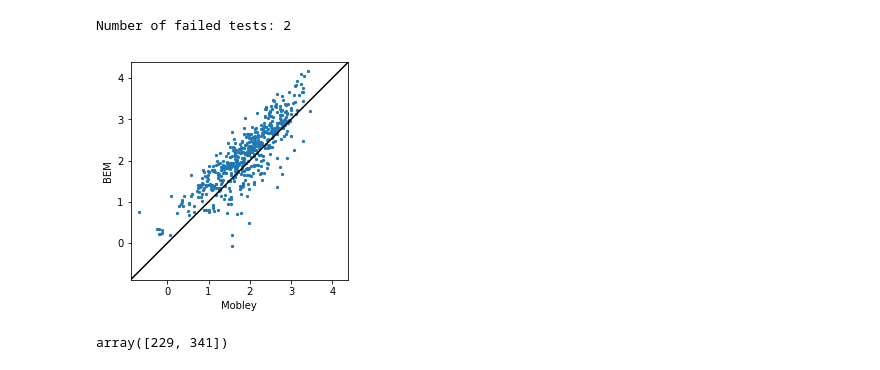
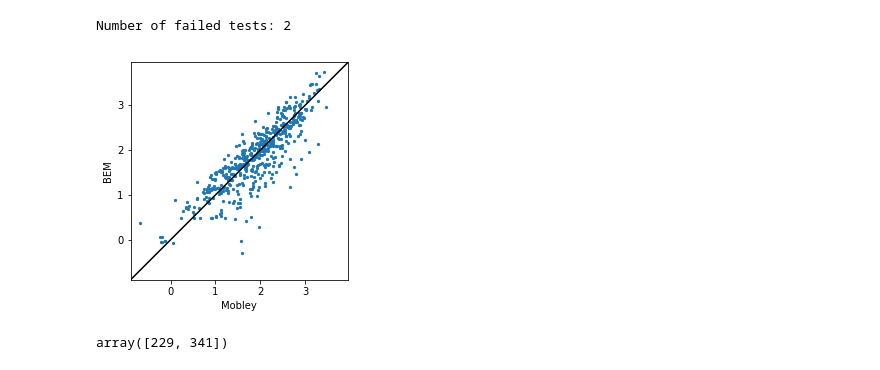
Before and after one commit to cdcooper84/nonpolar_solvation_testing, a Jupyter notebook: plot_compare.ipynb, the cells around one changed output. Drawn from its saved outputs; the diff is of its cells as text; code cells hidden in the pictures.

```diff
--- a/plot_compare.ipynb
+++ b/plot_compare.ipynb
@@ -3,49 +3,59 @@ import numpy
 from matplotlib import pyplot
 %matplotlib inline
 
-bem_es = numpy.loadtxt('energy_bem_phi25_eps80.txt')*105/80.
+bem_es = numpy.loadtxt('energy_bem_phi11_eps55.txt')*5.3/5.5
 test_charge = numpy.loadtxt('test_charge.txt')
 bem_lj = numpy.loadtxt('vdw_energy_d20.txt')
 
 bem = bem_es + bem_lj
 
 mobley = numpy.loadtxt('mobley_results_clean.txt')
-names = numpy.loadtxt('actually_all_names.txt', dtype=str)
+names = numpy.loadtxt('actually_all_names_michael.txt', dtype=str)
 volumes = numpy.loadtxt('volumes.txt')
 areas = numpy.loadtxt('areas.txt')
+
+michael_array = []
+for i in range(len(names)):
+    if names[i][0]=='_':
+        names[i] = names[i][1:]
+        michael_array.append(i)
+michael_array = numpy.array(michael_array)
+
 
 smiles_file = 'mobley_test/smiles/smiles.txt'
 smiles = numpy.chararray(len(mobley), itemsize=30)
 i=0
 for line in file(smiles_file):
     line = line.split()
     smiles[i] = line[-1]
     i += 1
 
 index_clean = numpy.where(abs(bem)>1e-12)[0]
+
+#index_clean = michael_array
 
 print 'Number of failed tests: %i'%(len(bem)-len(index_clean))
 
 fig,ax = pyplot.subplots()
 ax.scatter(mobley[index_clean], bem[index_clean], s=5)
 
 lims = [
     numpy.min([ax.get_xlim(), ax.get_ylim()]),  # min of both axes
     numpy.max([ax.get_xlim(), ax.get_ylim()]),  # max of both axes
 ]
 
 ax.plot(numpy.array([lims[0],lims[1]]), numpy.array([lims[0],lims[1]]), c='k')
 
 ax.set_aspect('equal')
 ax.set_xlim(lims)
 ax.set_ylim(lims)
 ax.set_xlabel('Mobley')
 ax.set_ylabel('BEM')
 fig.savefig('comparison.pdf')
 fig.show()
 # %% [output]
 Number of failed tests: 2
-[figure, old version]
+[figure, new version]
 # %%
 index_fail = numpy.where(abs(bem)<1e-12)[0]
 index_fail
```
Also changed, not shown: parts of 1 cell of this notebook, 3 other files.
